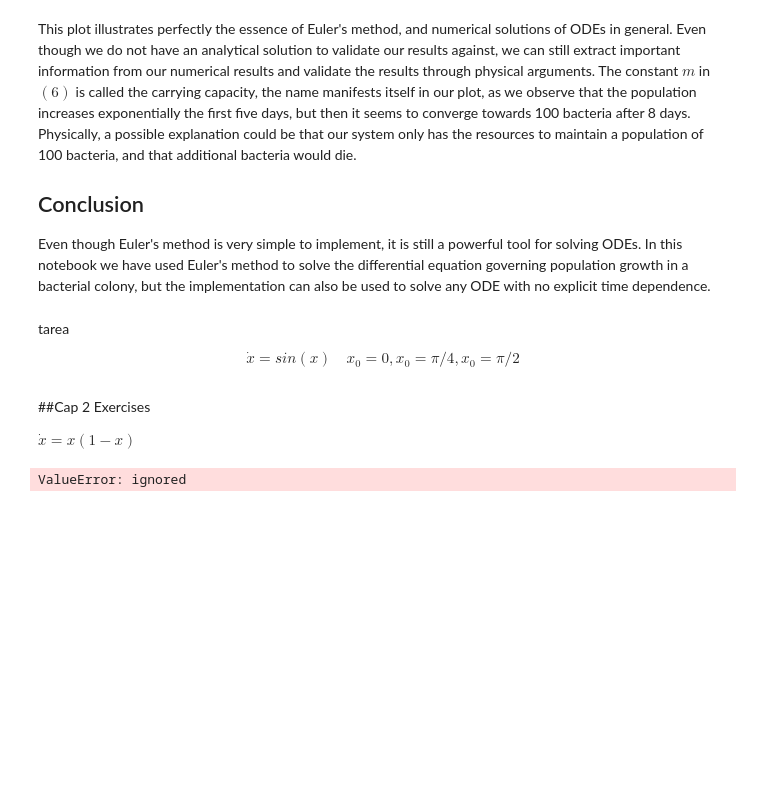
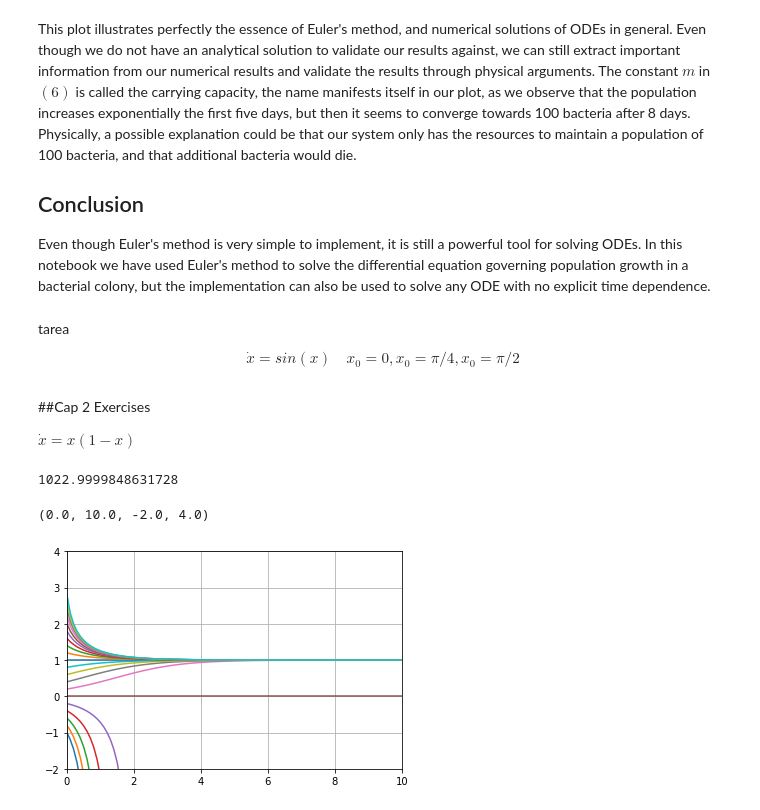
Before and after one commit to MarioBolanos/Modelado-y-Simulacion, a Jupyter notebook: Eulers_method__1.ipynb, the cells around one changed output. Saved outputs shown, nothing was run; the diff lists cells and outputs as text; code cells hidden in the pictures; blank space fills up the shorter version.

```diff
--- a/Eulers_method__1.ipynb
+++ b/Eulers_method__1.ipynb
@@ -214,19 +214,21 @@ $\dot{x} = x(1−x)$
 # %%
 def Ejemplo1(x):
   dx=x*(1-x)
   return dx
 y_0=-0.1
 h=0.1
 t_0=0
-t_N=-10
+t_N=10
 for i in np.arange(-1,3,0.2):
   t_list,y_list=euler(h,Ejemplo1,i, t_0,t_N)
   plt.plot(t_list,y_list, label='Euler')
 
 #plt.plot(t_list, np.power(2,t_list),label='Euler')
 #plt.legend()
 print(np.abs(y_list[-1]-np.power(2,t_list[-1])))
 plt.grid()
 plt.axis([0,10,-2,4])
 # %% [output]
-ValueError: ignored
+1022.9999848631728
+(0.0, 10.0, -2.0, 4.0)
+[figure, added]
```
